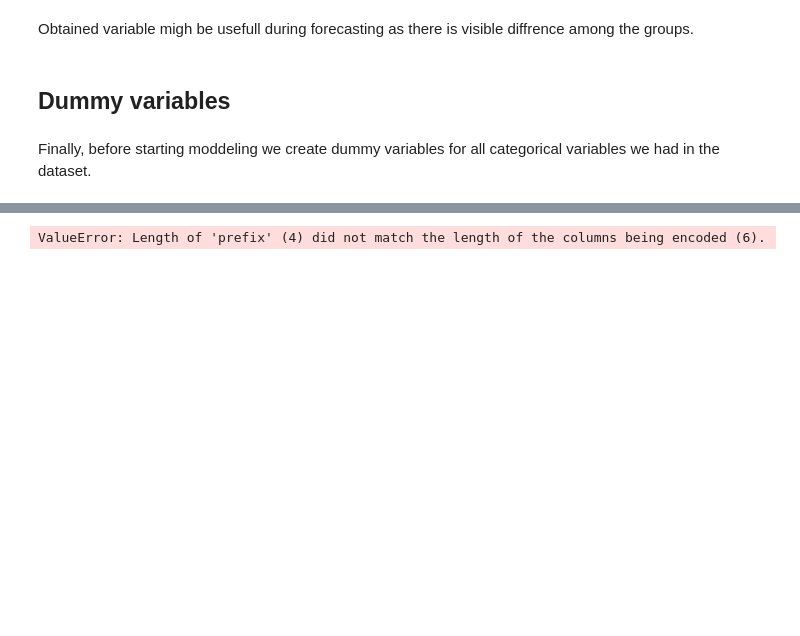
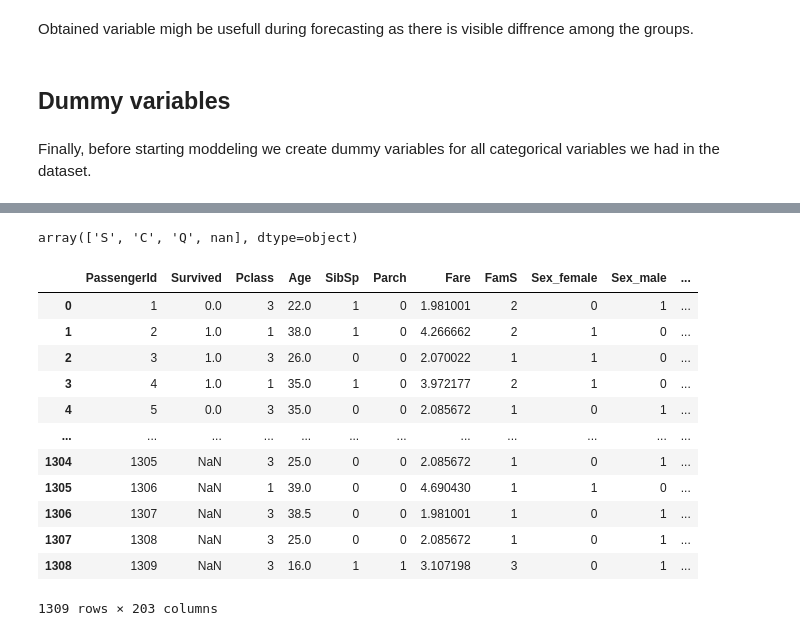
Before and after one commit to mmaku/Kaggle_titanic, a Jupyter notebook: 11 Titanic.ipynb, the cells around one changed output, grey strips where cells are left out. Cells and saved outputs as stored; diff of their text form; code cells hidden in the pictures; blank space fills up the shorter version.

Commit message:
Dummies

```diff
--- a/11 Titanic.ipynb
+++ b/11 Titanic.ipynb
@@ -439,7 +430,23 @@ dataset.head()
+# %%
+dataset['Embarked'].unique()
+# %% [output]
+array(['S', 'C', 'Q', nan], dtype=object)
 # %%
-pd.get_dummies(dataset, prefix=['Sex', 'Pclass','Embarked', 'FamSCat'])
+pd.get_dummies(dataset.drop(labels=['Name', 'Ticket'], axis=1, inplace=False), prefix=['Sex', 'Pclass','Embarked', 'FamSCat'])
 # %% [output]
+|  | PassengerId | Survived | Pclass | Age | SibSp | Parch | Fare | FamS | Sex_female | Sex_male | ... |
+| 0 | 1 | 0.0 | 3 | 22.0 | 1 | 0 | 1.981001 | 2 | 0 | 1 | ... |
+| 1 | 2 | 1.0 | 1 | 38.0 | 1 | 0 | 4.266662 | 2 | 1 | 0 | ... |
+| 2 | 3 | 1.0 | 3 | 26.0 | 0 | 0 | 2.070022 | 1 | 1 | 0 | ... |
+| 3 | 4 | 1.0 | 1 | 35.0 | 1 | 0 | 3.972177 | 2 | 1 | 0 | ... |
+| 4 | 5 | 0.0 | 3 | 35.0 | 0 | 0 | 2.085672 | 1 | 0 | 1 | ... |
+| ... | ... | ... | ... | ... | ... | ... | ... | ... | ... | ... | ... |
+| 1304 | 1305 | NaN | 3 | 25.0 | 0 | 0 | 2.085672 | 1 | 0 | 1 | ... |
+| 1305 | 1306 | NaN | 1 | 39.0 | 0 | 0 | 4.690430 | 1 | 1 | 0 | ... |
+| 1306 | 1307 | NaN | 3 | 38.5 | 0 | 0 | 1.981001 | 1 | 0 | 1 | ... |
+| 1307 | 1308 | NaN | 3 | 25.0 | 0 | 0 | 2.085672 | 1 | 0 | 1 | ... |
+| 1308 | 1309 | NaN | 3 | 16.0 | 1 | 1 | 3.107198 | 3 | 0 | 1 | ... |
-ValueError: Length of 'prefix' (4) did not match the length of the columns being encoded (6).
+1309 rows × 203 columns
 # %%
 train['Age'] = dataset.loc[:train.shape[0]-1, 'Age']
 test['Age'] = dataset.loc[train.shape[0]:, 'Age']
```
Also changed, not shown: parts of 1 cell of this notebook.
